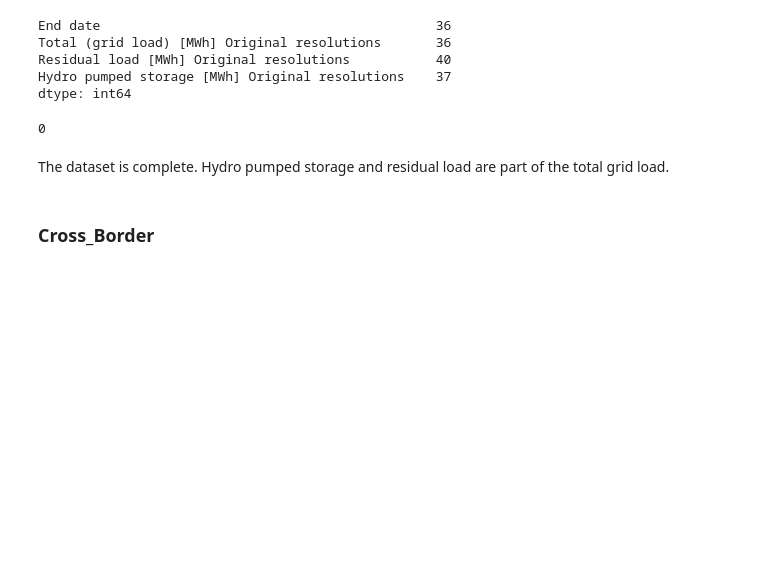
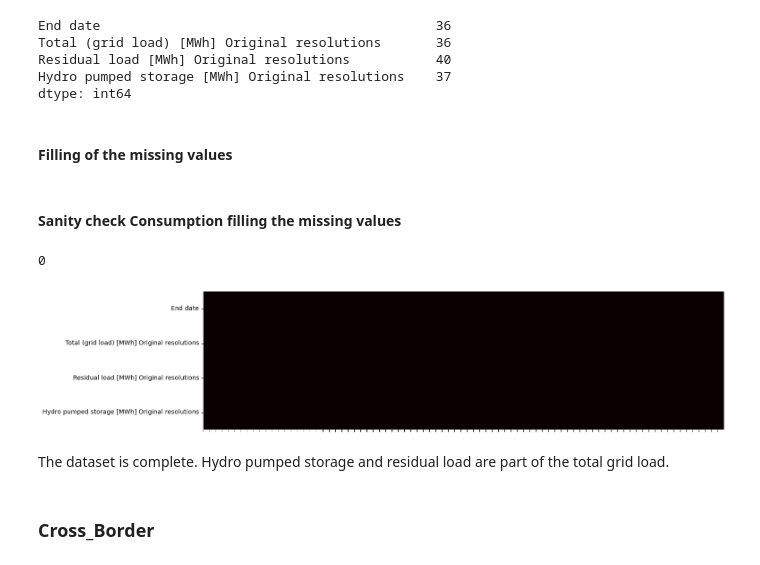
Before and after one commit to bennymiddel/Public, a Jupyter notebook: notebooks/01-data-loading-cleaning.ipynb, the cells around one changed output. Cells and saved outputs as stored; diff of their text form; code cells hidden in the pictures; blank space fills up the shorter version.

```diff
--- a/notebooks/01-data-loading-cleaning.ipynb
+++ b/notebooks/01-data-loading-cleaning.ipynb
@@ -7,7 +9,7 @@ import seaborn as sns
 # %%
 power_stations = pd.read_csv('../data/power_stations_clean.csv', delimiter=';', encoding='latin1')
-Consumption2020_2024 = pd.read_csv('../data/Actual_consumption_202001010000_202405250100_Quarterhour.csv',na_values='-', sep=';', encoding='latin1', thousands=',')
-Consumption2015_2020 = pd.read_csv('../data/Actual_consumption_201501010000_202001020100_Quarterhour.csv',na_values='-', delimiter=';', encoding='latin1',thousands=',')
+Consumption_2020_2024 = pd.read_csv('../data/Actual_consumption_202001010000_202405250100_Quarterhour.csv',na_values='-', sep=';', encoding='latin1', thousands=',')
+Consumption_2015_2020 = pd.read_csv('../data/Actual_consumption_201501010000_202001020100_Quarterhour.csv',na_values='-', delimiter=';', encoding='latin1',thousands=',')
 Generation_2020_2024 = pd.read_csv('../data/Actual_generation_202001010000_202405250100_Quarterhour.csv',na_values='-', delimiter=';', encoding='latin1',thousands=',')
 Generation_2015_2020 = pd.read_csv('../data/Actual_generation_201501010000_202001020100_Quarterhour.csv',na_values='-', sep=';', encoding='latin1',thousands=',')
 Cross_Border_2020_2024 = pd.read_csv('../data/Cross-border_physical_flows_202001010000_202405250100_Quarterhour.csv',na_values='-', delimiter=';', encoding='latin1',thousands=',')
@@ -59,0 +40,4 @@ Generation_2015_2020 = Generation_2015_2020[Generation_2015_2020['End date'] <=
+# %%
+Consumption_2020_2024['Start date'] = pd.to_datetime(Consumption_2020_2024['ï»¿Start date'], format='%b %d, %Y %I:%M %p')
+Consumption_2020_2024['End date'] = pd.to_datetime(Consumption_2020_2024['End date'], format='%b %d, %Y %I:%M %p')
+Consumption_2020_2024= Consumption_2020_2024.drop('ï»¿Start date', axis=1)
@@ -97,5 +66,5 @@ Prices_2020_2024['End date'] = pd.to_datetime(Prices_2020_2024['End date'], form
 # %%
 Prices = pd.concat([Prices_2015_2020, Prices_2020_2024])
 Cross_Border = pd.concat([Cross_Border_2015_2020, Cross_Border_2020_2024])
-Consumption = pd.concat([Consumption2015_2020, Consumption2020_2024])
+Consumption = pd.concat([Consumption_2015_2020, Consumption_2020_2024])
 Generation = pd.concat([Generation_2015_2020, Generation_2020_2024])
@@ -319,18 +315,24 @@ Total (grid load) [MWh] Original resolutions       36
 Residual load [MWh] Original resolutions           40
 Hydro pumped storage [MWh] Original resolutions    37
 dtype: int64
+# %% [markdown]
+#### Filling of the missing values
 # %%
 Consumption = Consumption.interpolate()
+# %% [markdown]
+#### Sanity check Consumption filling the missing values
 # %%
 Consumption.isna().sum().sum()
 # %% [output]
 0
 # %%
-# plt.figure(figsize=(15,8))
+plt.figure(figsize=(15,4))
 
-# ax = sns.heatmap(Consumption.isna().T,cbar=False)
-# ax.set(xticklabels=[])
-# plt.show()
+ax = sns.heatmap(Consumption.isna().T,cbar=False, cmap="hot")
+ax.set(xticklabels=[])
+plt.show()
+# %% [output]
+[figure, added]
 # %% [markdown]
 The dataset is complete. Hydro pumped storage and residual load are part of the total grid load.
 # %% [markdown]
```
Also changed, not shown: parts of 59 cells of this notebook.
